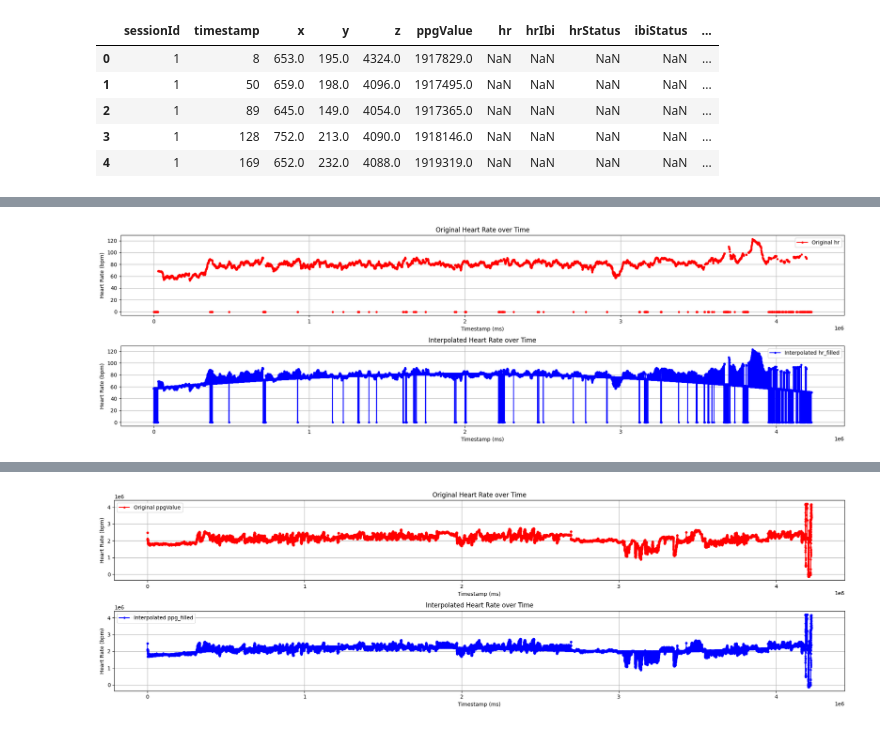
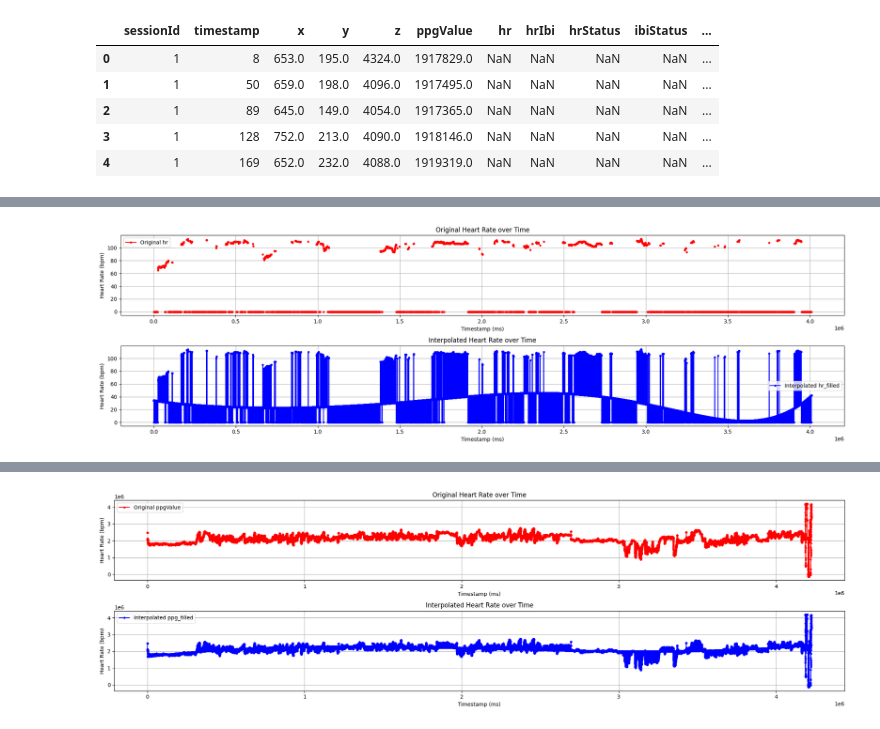
Before and after one commit to Louis-Mozart/BBDC, a Jupyter notebook: feature_exploration.ipynb, the cells around one changed output, grey strips where cells are left out. Drawn from its saved outputs; the diff is of its cells as text; code cells hidden in the pictures.

```diff
--- a/feature_exploration.ipynb
+++ b/feature_exploration.ipynb
@@ -16,5 +19,5 @@ Data1.head()
 | 4 | 1 | 169 | 652.0 | 232.0 | 4088.0 | 1919319.0 | NaN | NaN | NaN | NaN | ... |
 # %%
 ppg_filler = Filler()
-Data1 = ppg_filler.fill_all_Id(Data1, deg_ppg= 3, deg_hr= 2)
+Data1 = ppg_filler.fill_all_Id(Data1, deg_ppg= 3, deg_hr= 6, deg_hrIbi= 2)
 # %% [output]
@@ -47,29 +58,29 @@ Data1.head()
 # %%
 #hr value test.
-df =  Data1[Data1['sessionId'] == 48]
+df =  Data1[Data1['sessionId'] == 15]
 
 plt.figure(figsize=(20, 6))
 plt.subplot(2, 1, 1)
 plt.plot(df['timestamp'], df['hr'], marker='.', linestyle='-', color='red', label='Original hr')
 plt.title('Original Heart Rate over Time')
 plt.xlabel('Timestamp (ms)')
 plt.ylabel('Heart Rate (bpm)')
 plt.grid(True)
 plt.legend()
 
 # Create the second subplot for the interpolated 'ppg_filled'
 plt.subplot(2, 1, 2)
 plt.plot(df['timestamp'], df['hr_filled'], marker='.', linestyle='-', color='blue', label='Interpolated hr_filled')
 plt.title('Interpolated Heart Rate over Time')
 plt.xlabel('Timestamp (ms)')
 plt.ylabel('Heart Rate (bpm)')
 plt.grid(True)
 plt.legend()
 
 # Adjust layout
 plt.tight_layout()
 
 # Show the plots
 plt.show()
 # %% [output]
-[figure, old version]
+[figure, new version]
```
Also changed, not shown: parts of 25 cells of this notebook, 1 other file.
